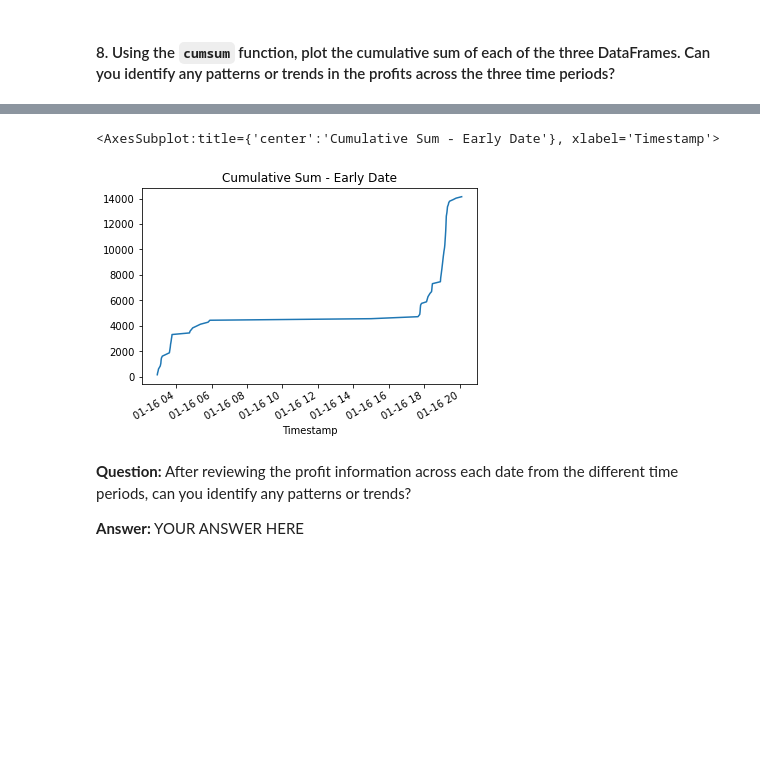
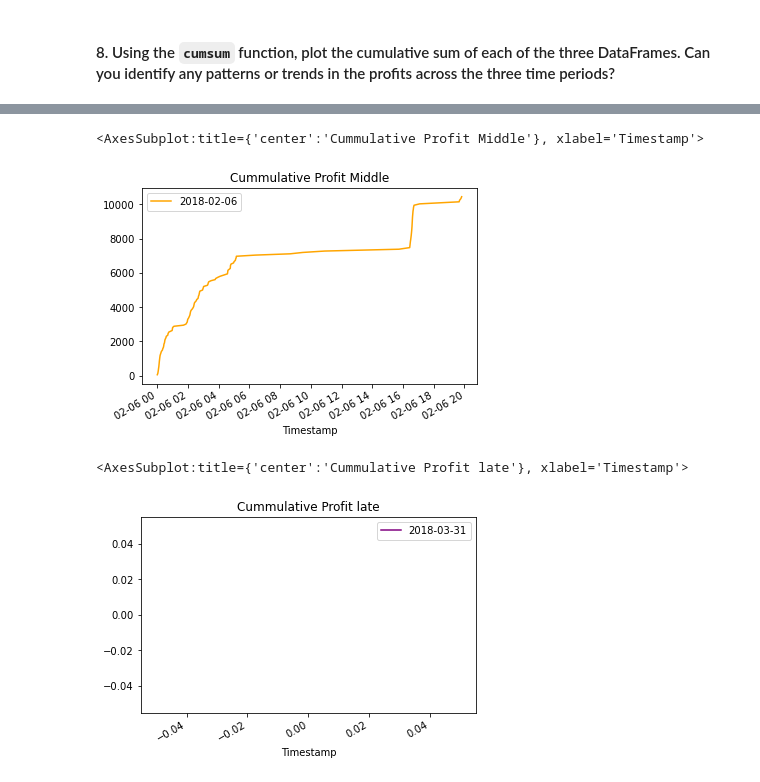
Before and after one commit to balllisaann/FinTech_Challenge_03_Bitcoin_Arbitrage, a Jupyter notebook: crypto_arbitrage.ipynb, the cells around one changed output, grey strips where cells are left out. Saved outputs shown, nothing was run; the diff lists cells and outputs as text; code cells hidden in the pictures; blank space fills up the shorter version.

```diff
--- a/crypto_arbitrage.ipynb
+++ b/crypto_arbitrage.ipynb
@@ -286,7 +286,12 @@ coinbase['Close'].loc['2018-01-28'].plot(figsize=(15,10), legend=True, color="or
 
 # Umm, the directions say to "subtracting the bitstamp lower closing prices from the coinbase higher closing prices"
 # but, for my date Coinbase is the lower item so going to subract coinbase from bitstamp.
-arbitrage_spread_early = bitstamp['Close'].loc['2018-01-28'] - coinbase['Close'].loc['2018-01-28']
+
+# Making a function, becasue I'm DRY
+def arbitrage_spread(date):
+    return bitstamp['Close'].loc[date] - coinbase['Close'].loc[date]
+
+arbitrage_spread_early = arbitrage_spread('2018-01-28')
 
 # Generate summary statistics for the early DataFrame
 arbitrage_spread_early.describe()
@@ -425,9 +435,14 @@ Name: Close, dtype: float64
 # %%
 # For the date early in the dataset, calculate the spread returns by dividing the instances when the arbitrage spread is positive (> 0)
 # by the price of Bitcoin from the exchange you are buying on (the lower-priced exchange).
-spread_return_early = arbitrage_spread_early[arbitrage_spread_early>0] / coinbase['Close'].loc['2018-01-28']
-spread_return_middle = arbitrage_spread_middle[arbitrage_spread_middle>0] / coinbase['Close'].loc['2018-02-06']
-spread_return_late = arbitrage_spread_late[arbitrage_spread_late>0] / coinbase['Close'].loc['2018-03-30']
+
+# Making a function, because I'm DRY.
+def spread_return(arbitrage_spread_period, date):
+    return arbitrage_spread_period[arbitrage_spread_period > 0] / coinbase['Close'].loc[date]
+
+spread_return_early = spread_return(arbitrage_spread_early, '2018-01-28')
+spread_return_middle = spread_return(arbitrage_spread_middle, '2018-02-06')
+spread_return_late = spread_return(arbitrage_spread_late, '2018-03-31')
 
 # Review the spread return DataFrame
 spread_return_early.head()
@@ -525,11 +541,22 @@ pd.DataFrame(zip(profitable_trades_early.describe(),
 # %%
 # For the date early in the dataset, calculate the potential profit per trade in dollars
 # Multiply the profitable trades by the cost of the Bitcoin that was purchased
-profit_early = profitable_trades_early * coinbase['Close'].loc['2018-01-28']
+
+# Making a function, because I'm DRY.
+def profit(profitable_trades_period, date):
+    return profitable_trades_period * coinbase['Close'].loc[date]
+
+profit_early = profit(profitable_trades_early, '2018-01-28')
+profit_middle = profit(profitable_trades_middle, '2018-02-06')
+profit_late = profit(profitable_trades_late, '2018-03-31')
 
 # Drop any missing values from the profit DataFrame
 profit_per_trade_early = profit_early.dropna()
+profit_per_trade_middle = profit_middle.dropna()
+profit_per_trade_late = profit_late.dropna()
 
 # View the early profit DataFrame
-profit_per_trade_early
+print(f"profit_per_trade_early:\n {profit_per_trade_early}\n")
+print(f"profit_per_trade_middle:\n {profit_per_trade_middle}\n")
+print(f"profit_per_trade_late:\n {profit_per_trade_late}\n")
 # %% [output]
@@ -639,3 +634,5 @@ profit_sum_late: 0.00
 # %%
 # Use the cumsum function to calculate the cumulative profits over time for the early profit per trade DataFrame
 cumulative_profit_early = profit_per_trade_early.cumsum()
+cumulative_profit_middle = profit_per_trade_middle.cumsum()
+cumulative_profit_late = profit_per_trade_late.cumsum()
@@ -647,10 +644,11 @@ cumulative_profit_early.plot()
 # %%
 # Plot the cumulative sum of profits for the early profit per trade DataFrame
-# YOUR CODE HERE
+cumulative_profit_middle.plot(title="Cummulative Profit Middle", legend=True, label='2018-02-06', color='orange')
 # %% [output]
-<AxesSubplot:title={'center':'Cumulative Sum - Early Date'}, xlabel='Timestamp'>
+<AxesSubplot:title={'center':'Cummulative Profit Middle'}, xlabel='Timestamp'>
-[figure, old version]
+[figure, new version]
-# %% [markdown]
-**Question:** After reviewing the profit information across each date from the different time periods, can you identify any patterns or trends?
-
-**Answer:** YOUR ANSWER HERE
+# %%
+cumulative_profit_late.plot(title="Cummulative Profit late", legend=True, label='2018-03-31', color='purple')
+# %% [output]
+<AxesSubplot:title={'center':'Cummulative Profit late'}, xlabel='Timestamp'>
+[figure, added]
```
Also changed, not shown: parts of 18 cells of this notebook, 1 other file.
